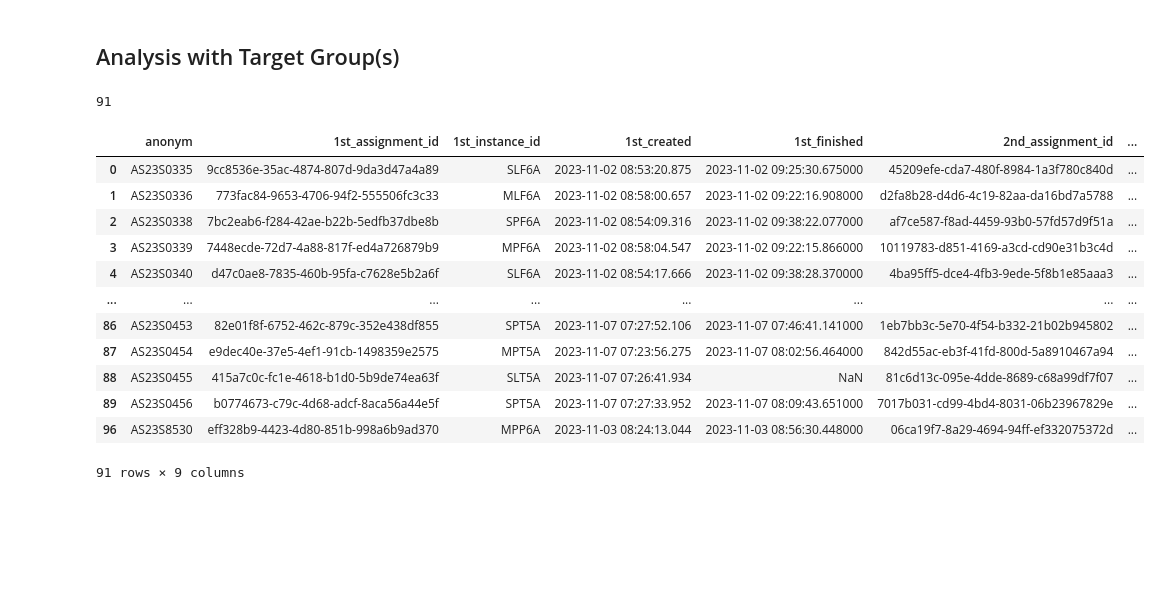
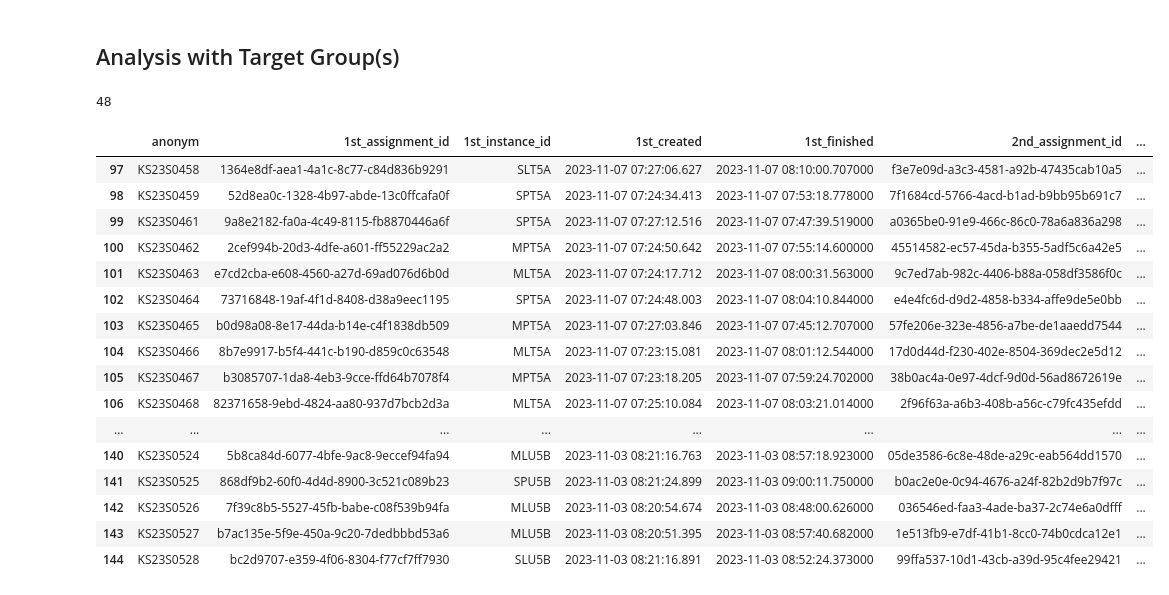
Before and after one commit to harrycslau/feedback-data-analytics, a Jupyter notebook: main.ipynb, the cells around one changed output. Cells and saved outputs as stored; diff of their text form; code cells hidden in the pictures; blank space fills up the shorter version.

```diff
--- a/main.ipynb
+++ b/main.ipynb
@@ -114,47 +120,51 @@ list_form = ['Long','Short','Both']
 def get_target_df(df, group='Both', filter_bothtest=True, test='Both'):
     # Choose group
     if group == 'Experimental':
         df_filtered = df[df['anonym'].str.startswith("A")]
     elif group == 'Control':
         df_filtered = df[df['anonym'].str.startswith("K")]
     else:  # Both groups
         df_filtered = df
 
     # Filter rows based on NA values in assignments (participated in both tests)
     if filter_bothtest:
         df_filtered = df_filtered.dropna(subset=['1st_assignment_id', '2nd_assignment_id'])
     else:
         df_filtered = df_filtered[df_filtered[['1st_assignment_id', '2nd_assignment_id']].isna().any(axis=1)]
 
     # Choose assignments
     if test == 'Pre':
         target_assid = df_filtered['1st_assignment_id'].tolist()
     elif test == 'Post':
         target_assid = df_filtered['2nd_assignment_id'].tolist()
     else:  # Both tests
         target_assid = df_filtered['1st_assignment_id'].tolist() + df_filtered['2nd_assignment_id'].tolist()
 
     return df_filtered, target_assid
 
 # Example
-df_target, target_assid = get_target_df(df_sssummary, group='Experimental', filter_bothtest=True, test='Pre')
+df_target, target_assid = get_target_df(df_sssummary, group='Control', filter_bothtest=True, test='Pre')
 print(len(target_assid))
 df_target
 # %% [output]
-91
+48
 |  | anonym | 1st_assignment_id | 1st_instance_id | 1st_created | 1st_finished | 2nd_assignment_id | ... |
-| 0 | AS23S0335 | 9cc8536e-35ac-4874-807d-9da3d47a4a89 | SLF6A | 2023-11-02 08:53:20.875 | 2023-11-02 09:25:30.675000 | 45209efe-cda7-480f-8984-1a3f780c840d | ... |
-| 1 | AS23S0336 | 773fac84-9653-4706-94f2-555506fc3c33 | MLF6A | 2023-11-02 08:58:00.657 | 2023-11-02 09:22:16.908000 | d2fa8b28-d4d6-4c19-82aa-da16bd7a5788 | ... |
-| 2 | AS23S0338 | 7bc2eab6-f284-42ae-b22b-5edfb37dbe8b | SPF6A | 2023-11-02 08:54:09.316 | 2023-11-02 09:38:22.077000 | af7ce587-f8ad-4459-93b0-57fd57d9f51a | ... |
-| 3 | AS23S0339 | 7448ecde-72d7-4a88-817f-ed4a726879b9 | MPF6A | 2023-11-02 08:58:04.547 | 2023-11-02 09:22:15.866000 | 10119783-d851-4169-a3cd-cd90e31b3c4d | ... |
-| 4 | AS23S0340 | d47c0ae8-7835-460b-95fa-c7628e5b2a6f | SLF6A | 2023-11-02 08:54:17.666 | 2023-11-02 09:38:28.370000 | 4ba95ff5-dce4-4fb3-9ede-5f8b1e85aaa3 | ... |
+| 97 | KS23S0458 | 1364e8df-aea1-4a1c-8c77-c84d836b9291 | SLT5A | 2023-11-07 07:27:06.627 | 2023-11-07 08:10:00.707000 | f3e7e09d-a3c3-4581-a92b-47435cab10a5 | ... |
+| 98 | KS23S0459 | 52d8ea0c-1328-4b97-abde-13c0ffcafa0f | SPT5A | 2023-11-07 07:24:34.413 | 2023-11-07 07:53:18.778000 | 7f1684cd-5766-4acd-b1ad-b9bb95b691c7 | ... |
+| 99 | KS23S0461 | 9a8e2182-fa0a-4c49-8115-fb8870446a6f | SPT5A | 2023-11-07 07:27:12.516 | 2023-11-07 07:47:39.519000 | a0365be0-91e9-466c-86c0-78a6a836a298 | ... |
+| 100 | KS23S0462 | 2cef994b-20d3-4dfe-a601-ff55229ac2a2 | MPT5A | 2023-11-07 07:24:50.642 | 2023-11-07 07:55:14.600000 | 45514582-ec57-45da-b355-5adf5c6a42e5 | ... |
+| 101 | KS23S0463 | e7cd2cba-e608-4560-a27d-69ad076d6b0d | MLT5A | 2023-11-07 07:24:17.712 | 2023-11-07 08:00:31.563000 | 9c7ed7ab-982c-4406-b88a-058df3586f0c | ... |
+| 102 | KS23S0464 | 73716848-19af-4f1d-8408-d38a9eec1195 | SPT5A | 2023-11-07 07:24:48.003 | 2023-11-07 08:04:10.844000 | e4e4fc6d-d9d2-4858-b334-affe9de5e0bb | ... |
+| 103 | KS23S0465 | b0d98a08-8e17-44da-b14e-c4f1838db509 | MPT5A | 2023-11-07 07:27:03.846 | 2023-11-07 07:45:12.707000 | 57fe206e-323e-4856-a7be-de1aaedd7544 | ... |
+| 104 | KS23S0466 | 8b7e9917-b5f4-441c-b190-d859c0c63548 | MLT5A | 2023-11-07 07:23:15.081 | 2023-11-07 08:01:12.544000 | 17d0d44d-f230-402e-8504-369dec2e5d12 | ... |
+| 105 | KS23S0467 | b3085707-1da8-4eb3-9cce-ffd64b7078f4 | MPT5A | 2023-11-07 07:23:18.205 | 2023-11-07 07:59:24.702000 | 38b0ac4a-0e97-4dcf-9d0d-56ad8672619e | ... |
+| 106 | KS23S0468 | 82371658-9ebd-4824-aa80-937d7bcb2d3a | MLT5A | 2023-11-07 07:25:10.084 | 2023-11-07 08:03:21.014000 | 2f96f63a-a6b3-408b-a56c-c79fc435efdd | ... |
 | ... | ... | ... | ... | ... | ... | ... | ... |
-| 86 | AS23S0453 | 82e01f8f-6752-462c-879c-352e438df855 | SPT5A | 2023-11-07 07:27:52.106 | 2023-11-07 07:46:41.141000 | 1eb7bb3c-5e70-4f54-b332-21b02b945802 | ... |
-| 87 | AS23S0454 | e9dec40e-37e5-4ef1-91cb-1498359e2575 | MPT5A | 2023-11-07 07:23:56.275 | 2023-11-07 08:02:56.464000 | 842d55ac-eb3f-41fd-800d-5a8910467a94 | ... |
-| 88 | AS23S0455 | 415a7c0c-fc1e-4618-b1d0-5b9de74ea63f | SLT5A | 2023-11-07 07:26:41.934 | NaN | 81c6d13c-095e-4dde-8689-c68a99df7f07 | ... |
-| 89 | AS23S0456 | b0774673-c79c-4d68-adcf-8aca56a44e5f | SPT5A | 2023-11-07 07:27:33.952 | 2023-11-07 08:09:43.651000 | 7017b031-cd99-4bd4-8031-06b23967829e | ... |
-| 96 | AS23S8530 | eff328b9-4423-4d80-851b-998a6b9ad370 | MPP6A | 2023-11-03 08:24:13.044 | 2023-11-03 08:56:30.448000 | 06ca19f7-8a29-4694-94ff-ef332075372d | ... |
+| 140 | KS23S0524 | 5b8ca84d-6077-4bfe-9ac8-9eccef94fa94 | MLU5B | 2023-11-03 08:21:16.763 | 2023-11-03 08:57:18.923000 | 05de3586-6c8e-48de-a29c-eab564dd1570 | ... |
+| 141 | KS23S0525 | 868df9b2-60f0-4d4d-8900-3c521c089b23 | SPU5B | 2023-11-03 08:21:24.899 | 2023-11-03 09:00:11.750000 | b0ac2e0e-0c94-4676-a24f-82b2d9b7f97c | ... |
+| 142 | KS23S0526 | 7f39c8b5-5527-45fb-babe-c08f539b94fa | MLU5B | 2023-11-03 08:20:54.674 | 2023-11-03 08:48:00.626000 | 036546ed-faa3-4ade-ba37-2c74e6a0dfff | ... |
+| 143 | KS23S0527 | b7ac135e-5f9e-450a-9c20-7dedbbbd53a6 | MLU5B | 2023-11-03 08:20:51.395 | 2023-11-03 08:57:40.682000 | 1e513fb9-e7df-41b1-8cc0-74b0cdca12e1 | ... |
+| 144 | KS23S0528 | bc2d9707-e359-4f06-8304-f77cf7ff7930 | SLU5B | 2023-11-03 08:21:16.891 | 2023-11-03 08:52:24.373000 | 99ffa537-10d1-43cb-a39d-95c4fee29421 | ... |
-91 rows × 9 columns
 # %%
 # Filtered the feedback df with the target assignment_id
 df_feedback_filtered = df_feedback[df_feedback['assignment_id'].isin(target_assid)]
```
Also changed, not shown: parts of 12 cells of this notebook.
